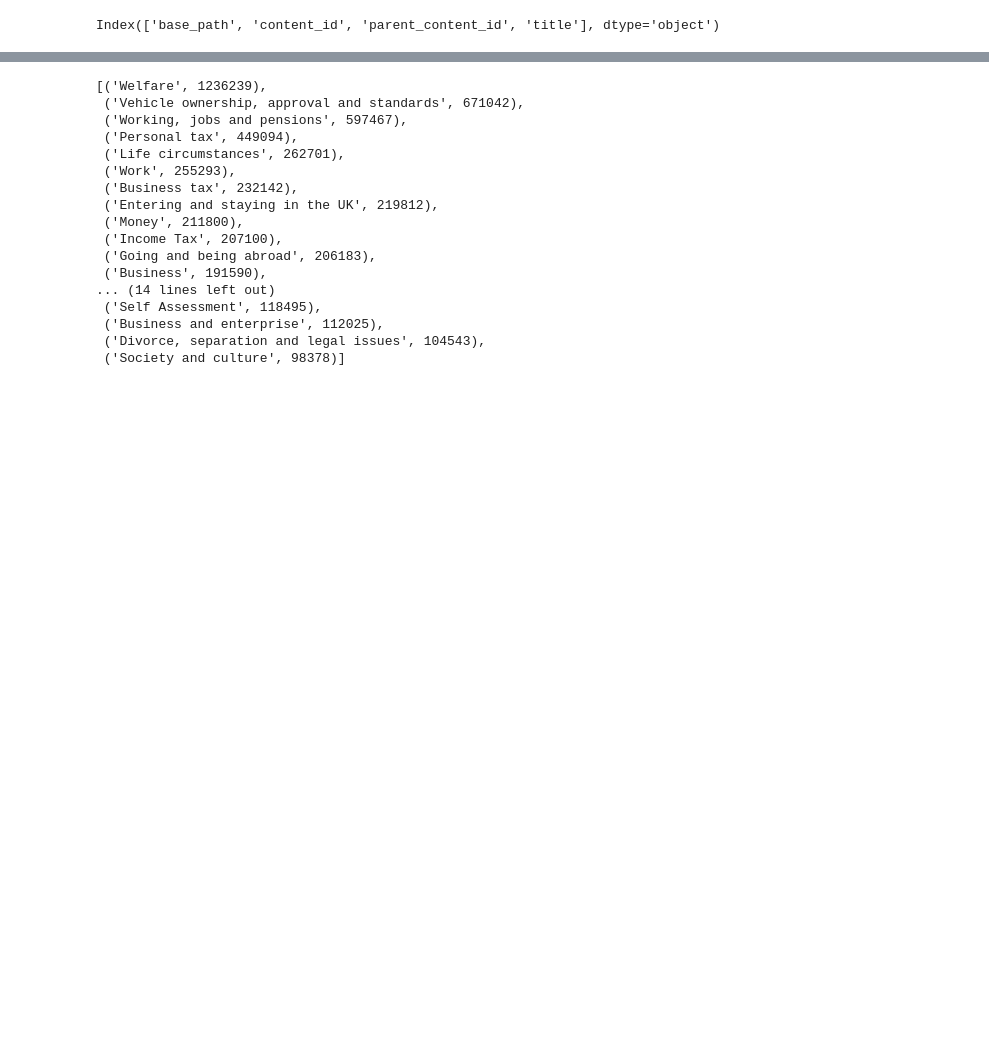
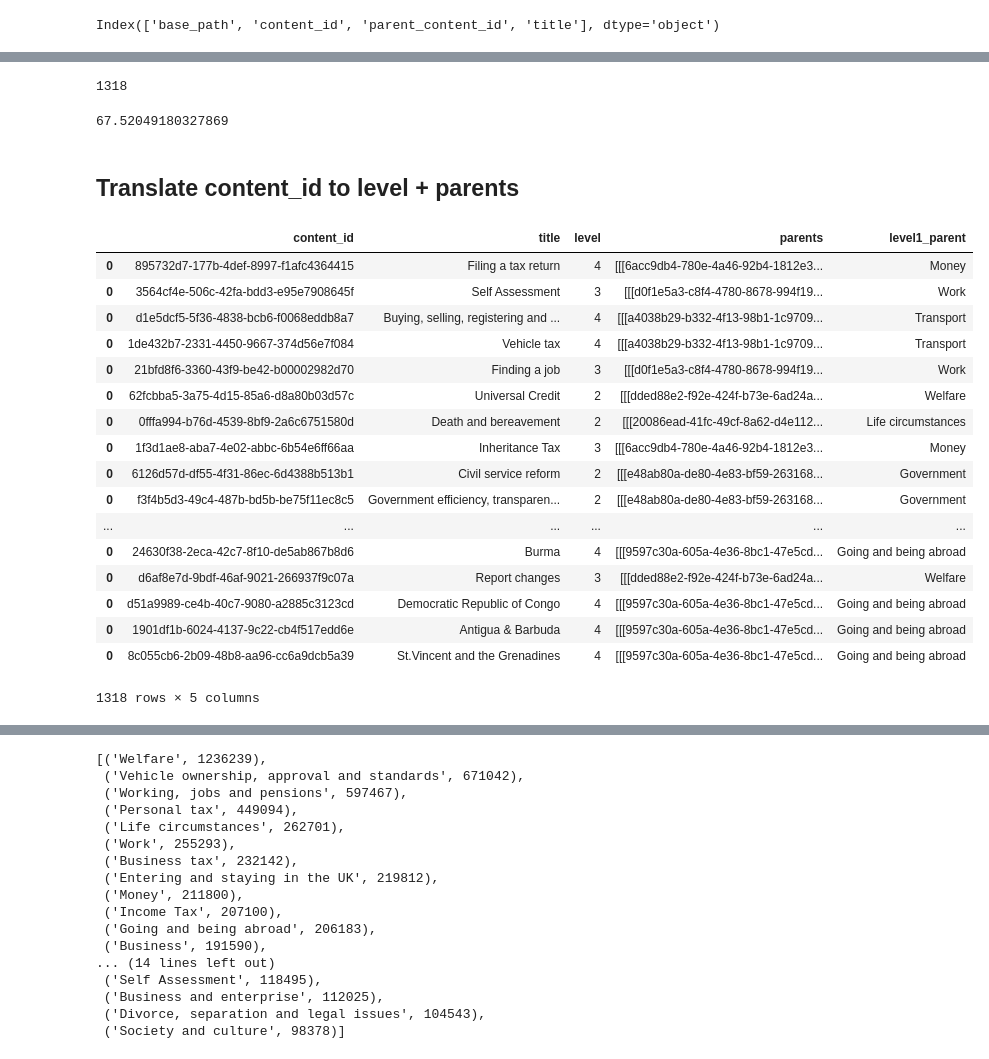
Before and after one commit to alphagov/govuk-network-data, a Jupyter notebook: notebooks/taxon_eda.ipynb, the cells around one changed output, grey strips where cells are left out. Drawn from its saved outputs; the diff is of its cells as text; code cells hidden in the pictures; blank space fills up the shorter version.

Commit message:
Added function to compute taxon parents and parent_list
hopefully will reduce number of taxons used, need to split out

```diff
--- a/notebooks/taxon_eda.ipynb
+++ b/notebooks/taxon_eda.ipynb
@@ -42,10 +46,11 @@ any(df.Sequence.duplicated())
 False
 # %%
 for col in df.columns:
-    if "Sequence" not in col:
+    if "Sequence" not in col and not col.startswith("Event"):
         if isinstance(df[col].iloc[0],str) and "[" in df[col].iloc[0]:
             print(col)
             df[col] = df[col].map(literal_eval)
+    if re.search("^Taxon|^Page",col):
 # %% [output]
 DeviceCategories
 Dates
@@ -213,0 +221,73 @@ Index(['base_path', 'content_id', 'parent_content_id', 'title'], dtype='object')
+# %%
+found = 0
+with open("taxon_id_title_311018.tsv","w") as writer:
+    writer.write("content_id\ttitle\tbase_path\tparent_content_id\n")
+    for taxon,value in taxon_counter.items():
+        temp = taxon_df[taxon_df.content_id==taxon]
+        if temp.shape[0]>0:
+            found +=1
+#             print(taxon,",",temp.iloc[0].title)
+            writer.write("{}\t{}\t{}\t{}\n".format(taxon,
+                                               temp.iloc[0].title,
+                                               temp.iloc[0].base_path,
+                                               temp.iloc[0].parent_content_id))
+found
+# %% [output]
+1318
+# %%
+(found*100)/taxon_df.shape[0]
+# %% [output]
+67.52049180327869
+# %% [markdown]
+## Translate content_id to level + parents
+# %%
+def recursive_parenting(df,content_id,parent_content_id,parent_list):
+    if isinstance(parent_content_id,float) and len(parent_list)==0:
+        return []
+    elif isinstance(parent_content_id,float):
+        return [[thing,i+1]for i,thing in enumerate(reversed(parent_list))]
+    else:
+        content_id = parent_content_id
+        parent_content_id = df[df.content_id==parent_content_id].iloc[0].parent_content_id
+        title = df[df.content_id==content_id].iloc[0].title
+        parent_list.append([content_id,parent_content_id,title])
+        return recursive_parenting(df,content_id,parent_content_id,parent_list)
+# %%
+column_list = ['content_id','title','level','parents','level1_parent']
+taxon_level_df = pd.DataFrame(columns=column_list)
+missed=0
+for content_id,value in taxon_counter.items():
+    if taxon_df[taxon_df.content_id==content_id].shape[0] > 0:
+        title = taxon_df[taxon_df.content_id==content_id].iloc[0].title
+        parent_list = pd.Series(recursive_parenting(taxon_df,content_id,
+                        taxon_df[taxon_df.content_id==content_id].parent_content_id.values[0],[]))
+        current_level = len(parent_list)+1
+        level1_par = title
+        if len(parent_list.values) > 0:
+            level1_par = parent_list.values[0][0][2]
+        taxon_level_df = pd.concat([taxon_level_df,pd.DataFrame([[content_id,
+                                                                  title,
+                                                                  current_level,
+                                                                  parent_list.values,
+                                                                  level1_par]],columns=column_list)])
+# %%
+taxon_level_df
+# %% [output]
+|  | content_id | title | level | parents | level1_parent |
+| 0 | 895732d7-177b-4def-8997-f1afc4364415 | Filing a tax return | 4 | [[[6acc9db4-780e-4a46-92b4-1812e3... | Money |
+| 0 | 3564cf4e-506c-42fa-bdd3-e95e7908645f | Self Assessment | 3 | [[[d0f1e5a3-c8f4-4780-8678-994f19... | Work |
+| 0 | d1e5dcf5-5f36-4838-bcb6-f0068eddb8a7 | Buying, selling, registering and ... | 4 | [[[a4038b29-b332-4f13-98b1-1c9709... | Transport |
+| 0 | 1de432b7-2331-4450-9667-374d56e7f084 | Vehicle tax | 4 | [[[a4038b29-b332-4f13-98b1-1c9709... | Transport |
+| 0 | 21bfd8f6-3360-43f9-be42-b00002982d70 | Finding a job | 3 | [[[d0f1e5a3-c8f4-4780-8678-994f19... | Work |
+| 0 | 62fcbba5-3a75-4d15-85a6-d8a80b03d57c | Universal Credit | 2 | [[[dded88e2-f92e-424f-b73e-6ad24a... | Welfare |
+| 0 | 0fffa994-b76d-4539-8bf9-2a6c6751580d | Death and bereavement | 2 | [[[20086ead-41fc-49cf-8a62-d4e112... | Life circumstances |
+| 0 | 1f3d1ae8-aba7-4e02-abbc-6b54e6ff66aa | Inheritance Tax | 3 | [[[6acc9db4-780e-4a46-92b4-1812e3... | Money |
+| 0 | 6126d57d-df55-4f31-86ec-6d4388b513b1 | Civil service reform | 2 | [[[e48ab80a-de80-4e83-bf59-263168... | Government |
+| 0 | f3f4b5d3-49c4-487b-bd5b-be75f11ec8c5 | Government efficiency, transparen... | 2 | [[[e48ab80a-de80-4e83-bf59-263168... | Government |
+| ... | ... | ... | ... | ... | ... |
+| 0 | 24630f38-2eca-42c7-8f10-de5ab867b8d6 | Burma | 4 | [[[9597c30a-605a-4e36-8bc1-47e5cd... | Going and being abroad |
+| 0 | d6af8e7d-9bdf-46af-9021-266937f9c07a | Report changes | 3 | [[[dded88e2-f92e-424f-b73e-6ad24a... | Welfare |
+| 0 | d51a9989-ce4b-40c7-9080-a2885c3123cd | Democratic Republic of Congo | 4 | [[[9597c30a-605a-4e36-8bc1-47e5cd... | Going and being abroad |
+| 0 | 1901df1b-6024-4137-9c22-cb4f517edd6e | Antigua & Barbuda | 4 | [[[9597c30a-605a-4e36-8bc1-47e5cd... | Going and being abroad |
+| 0 | 8c055cb6-2b09-48b8-aa96-cc6a9dcb5a39 | St.Vincent and the Grenadines | 4 | [[[9597c30a-605a-4e36-8bc1-47e5cd... | Going and being abroad |
+1318 rows × 5 columns
```
Also changed, not shown: parts of 31 cells of this notebook.
